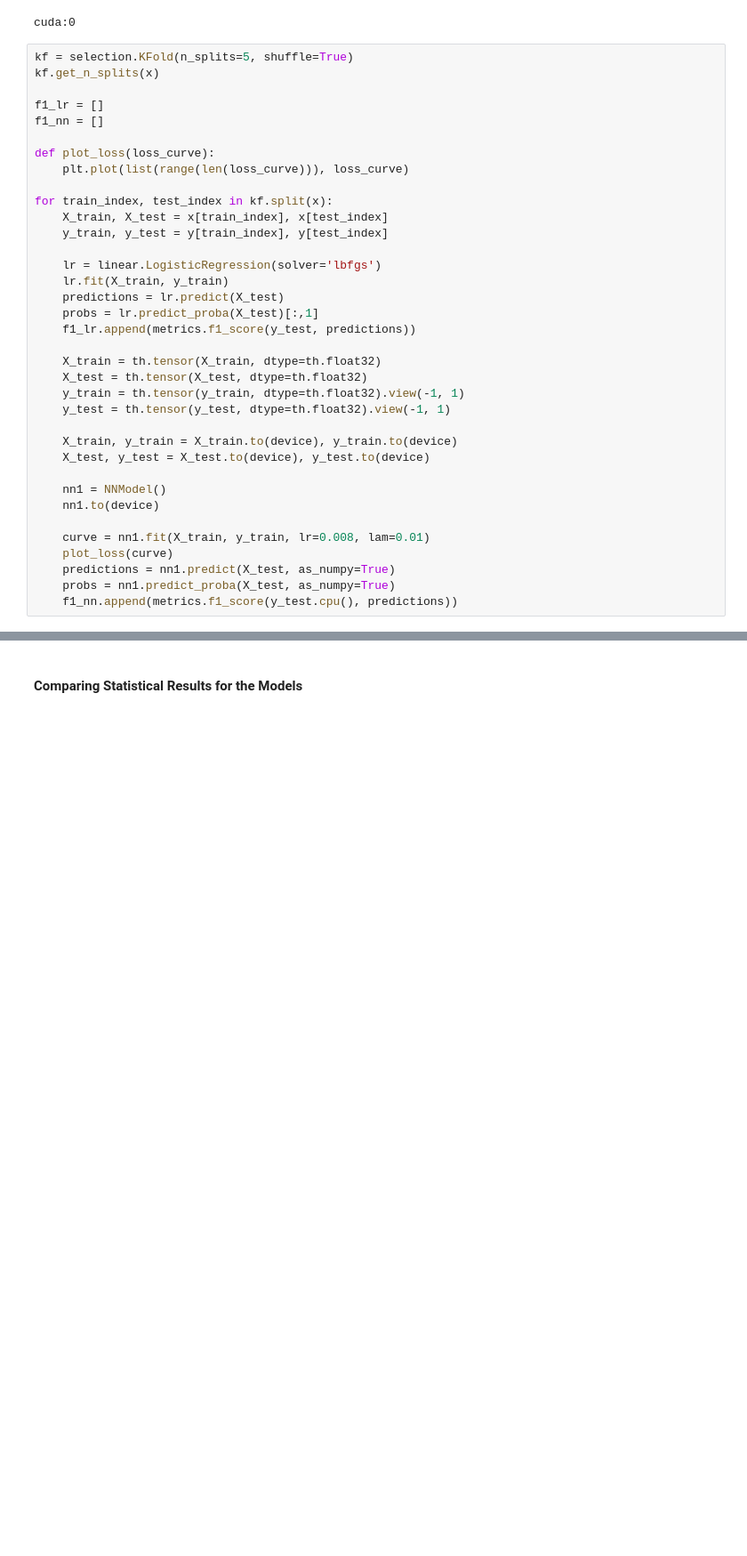
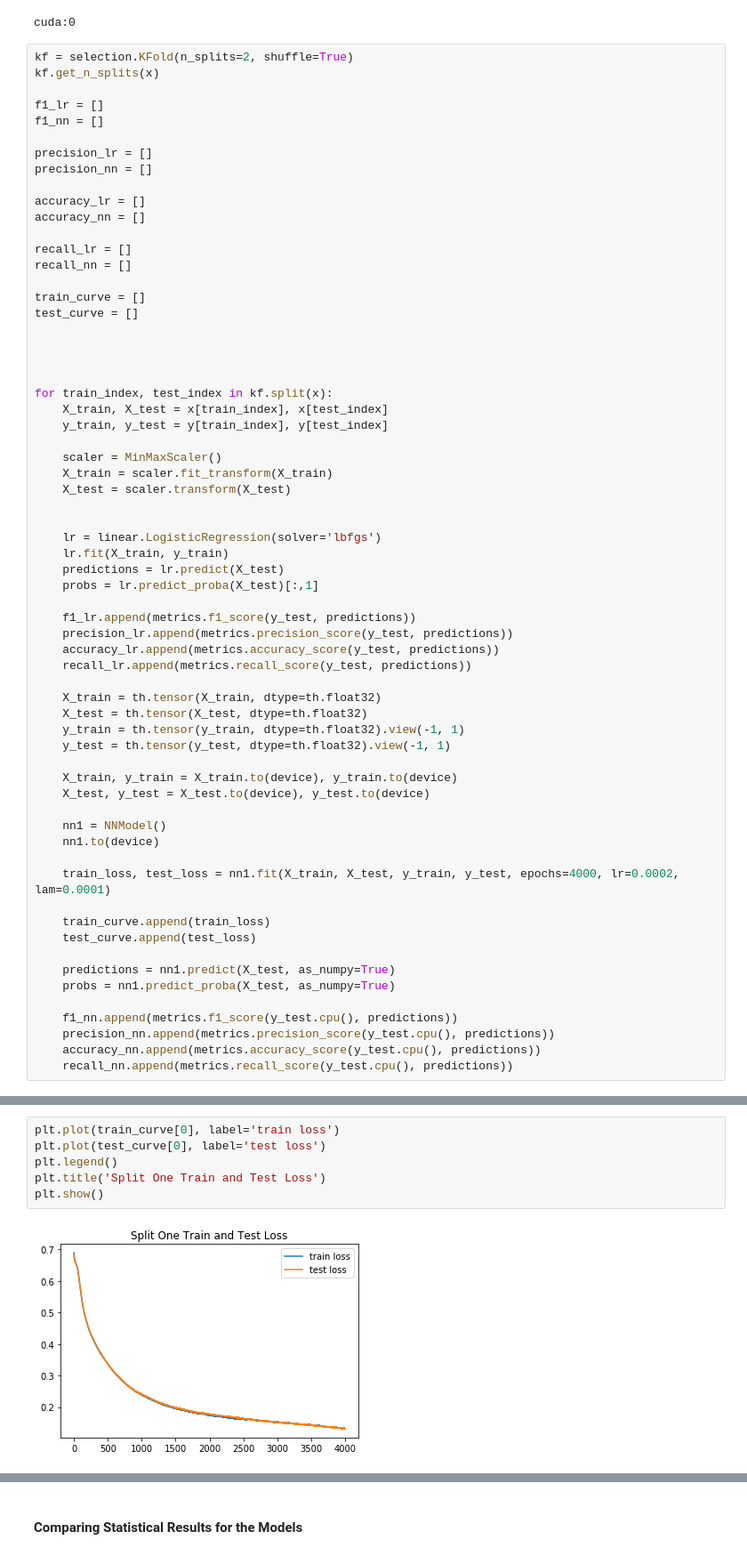
Before and after one commit to StallionsProject/SepsisPrediction, a Jupyter notebook: Jupyter Notebooks/FFNN2-PyTorch.ipynb, the cells around one changed output, grey strips where cells are left out. Shown at 89% size. Drawn from its saved outputs; the diff is of its cells as text; blank space fills up the shorter version.

Commit message:
tweaked model and updated epoch print

```diff
--- a/Jupyter Notebooks/FFNN2-PyTorch.ipynb
+++ b/Jupyter Notebooks/FFNN2-PyTorch.ipynb
@@ -122,24 +145,45 @@ print(device)
 # %% [output]
 cuda:0
 # %%
-kf = selection.KFold(n_splits=5, shuffle=True)
+kf = selection.KFold(n_splits=2, shuffle=True)
 kf.get_n_splits(x)
 
 f1_lr = []
 f1_nn = []
 
-def plot_loss(loss_curve):
-    plt.plot(list(range(len(loss_curve))), loss_curve)
+precision_lr = []
+precision_nn = []
+
+accuracy_lr = []
+accuracy_nn = []
+
+recall_lr = []
+recall_nn = []
+
+train_curve = []
+test_curve = []
+
+
+
 
 for train_index, test_index in kf.split(x):
     X_train, X_test = x[train_index], x[test_index]
     y_train, y_test = y[train_index], y[test_index]
 
+    scaler = MinMaxScaler()
+    X_train = scaler.fit_transform(X_train)
+    X_test = scaler.transform(X_test)
+
+
     lr = linear.LogisticRegression(solver='lbfgs')
     lr.fit(X_train, y_train)
     predictions = lr.predict(X_test)
     probs = lr.predict_proba(X_test)[:,1]
+
     f1_lr.append(metrics.f1_score(y_test, predictions))
+    precision_lr.append(metrics.precision_score(y_test, predictions))
+    accuracy_lr.append(metrics.accuracy_score(y_test, predictions))
+    recall_lr.append(metrics.recall_score(y_test, predictions))
 
     X_train = th.tensor(X_train, dtype=th.float32)
     X_test = th.tensor(X_test, dtype=th.float32)
@@ -152,9 +196,16 @@ for train_index, test_index in kf.split(x):
     nn1 = NNModel()
     nn1.to(device)
 
-    curve = nn1.fit(X_train, y_train, lr=0.008, lam=0.01)
-    plot_loss(curve)
+    train_loss, test_loss = nn1.fit(X_train, X_test, y_train, y_test, epochs=4000, lr=0.0002, lam=0.0001)
+
+    train_curve.append(train_loss)
+    test_curve.append(test_loss)
+
     predictions = nn1.predict(X_test, as_numpy=True)
     probs = nn1.predict_proba(X_test, as_numpy=True)
+
     f1_nn.append(metrics.f1_score(y_test.cpu(), predictions))
+    precision_nn.append(metrics.precision_score(y_test.cpu(), predictions))
+    accuracy_nn.append(metrics.accuracy_score(y_test.cpu(), predictions))
+    recall_nn.append(metrics.recall_score(y_test.cpu(), predictions))
 # %% [output]
@@ -161,0 +228,8 @@ for train_index, test_index in kf.split(x):
+# %%
+plt.plot(train_curve[0], label='train loss')
+plt.plot(test_curve[0], label='test loss')
+plt.legend()
+plt.title('Split One Train and Test Loss')
+plt.show()
+# %% [output]
+[figure, added]
```
Also changed, not shown: parts of 12 cells of this notebook, 1 other file.
